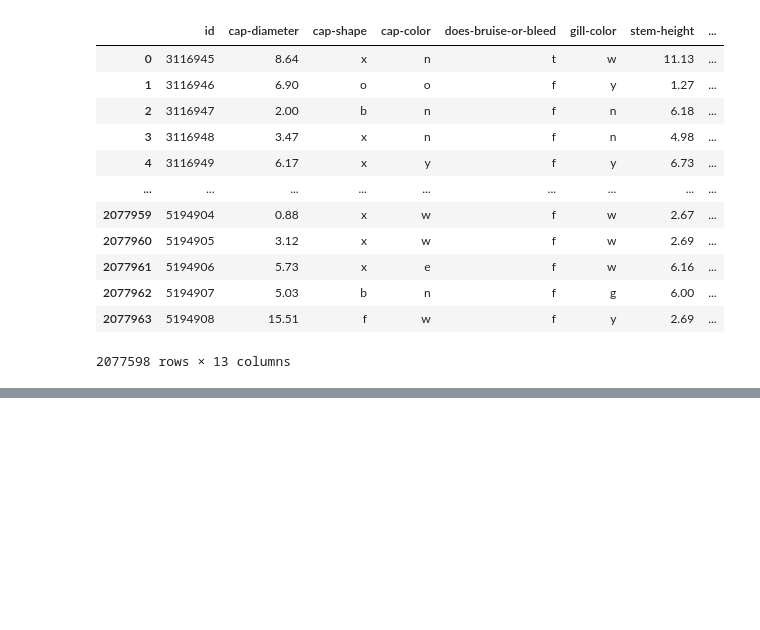
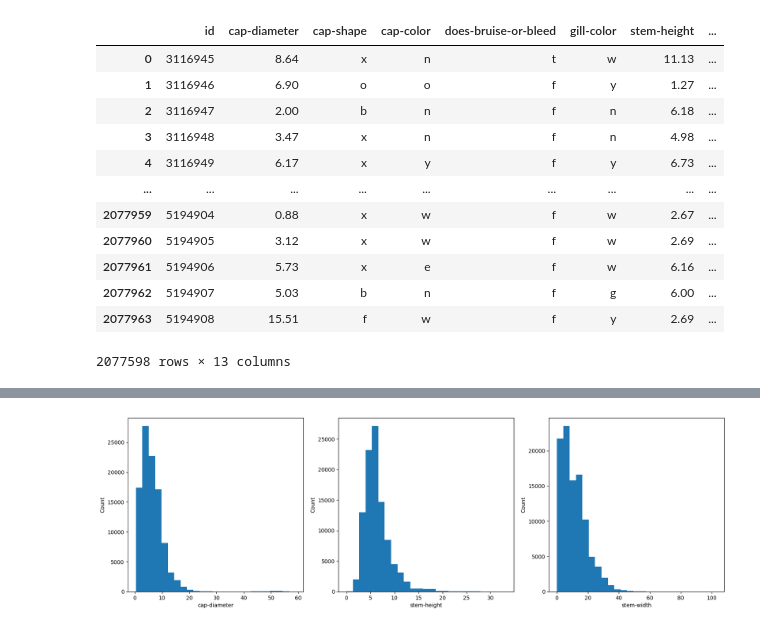
Before and after one commit to NabilAouidad/Poisonous-Mushroom-Prediction, a Jupyter notebook: EDA.ipynb, the cells around one changed output, grey strips where cells are left out. Drawn from its saved outputs; the diff is of its cells as text; code cells hidden in the pictures; blank space fills up the shorter version.

Commit message:
Data relationships and numerical data distributions

```diff
--- a/EDA.ipynb
+++ b/EDA.ipynb
@@ -469,0 +478,8 @@ mushroom_test_df
+# %%
+mushroom_train_df.drop("id", axis = 1, inplace = True)
+# %%
+numCols = mushroom_train_df.describe(include = np.number).columns.to_list()
+catCols = mushroom_train_df.describe(include = np.object_).columns.to_list()
+# %%
+dataSample = mushroom_train_df.sample(n = 100000)
+dataSample
@@ -469,0 +514,13 @@ mushroom_test_df
+# %%
+fig = plt.figure(figsize = (20, 20))
+
+for i in range(1, len(numCols)+1):
+    feature = numCols[i-1]
+    ax = fig.add_subplot(3, 3, i)
+    ax.hist(dataSample[feature], bins = 25, histtype = "stepfilled")
+    ax.set_xlabel(feature)
+    ax.set_ylabel("Count")
+
+plt.show()
+# %% [output]
+[figure, added]
```
Also changed, not shown: parts of 15 cells of this notebook.
